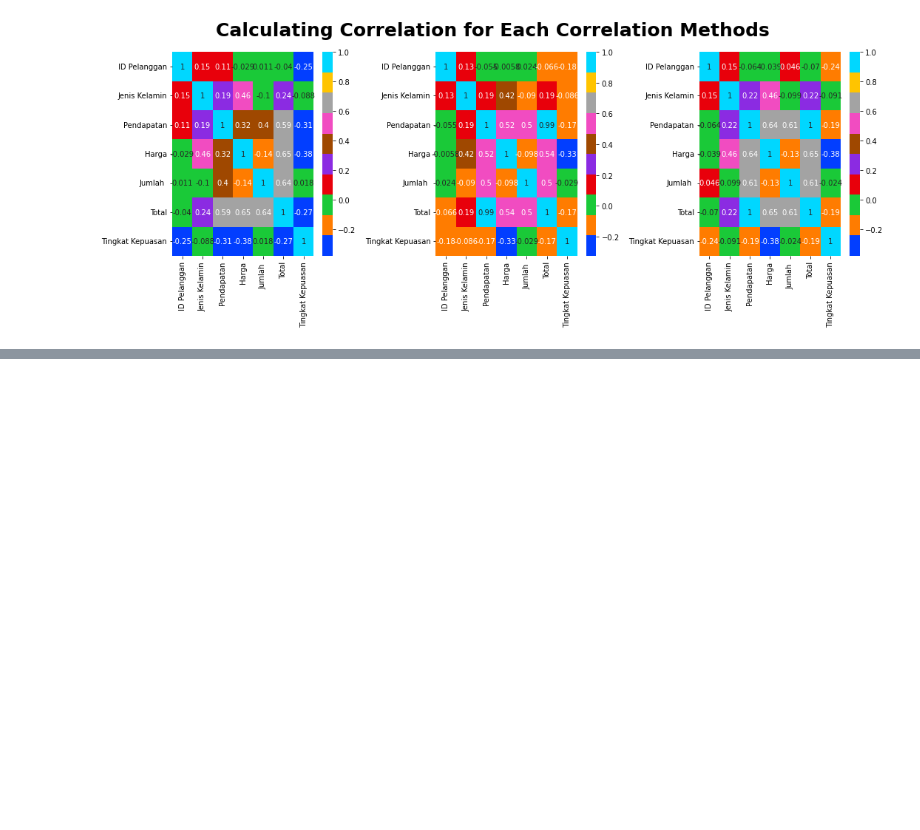
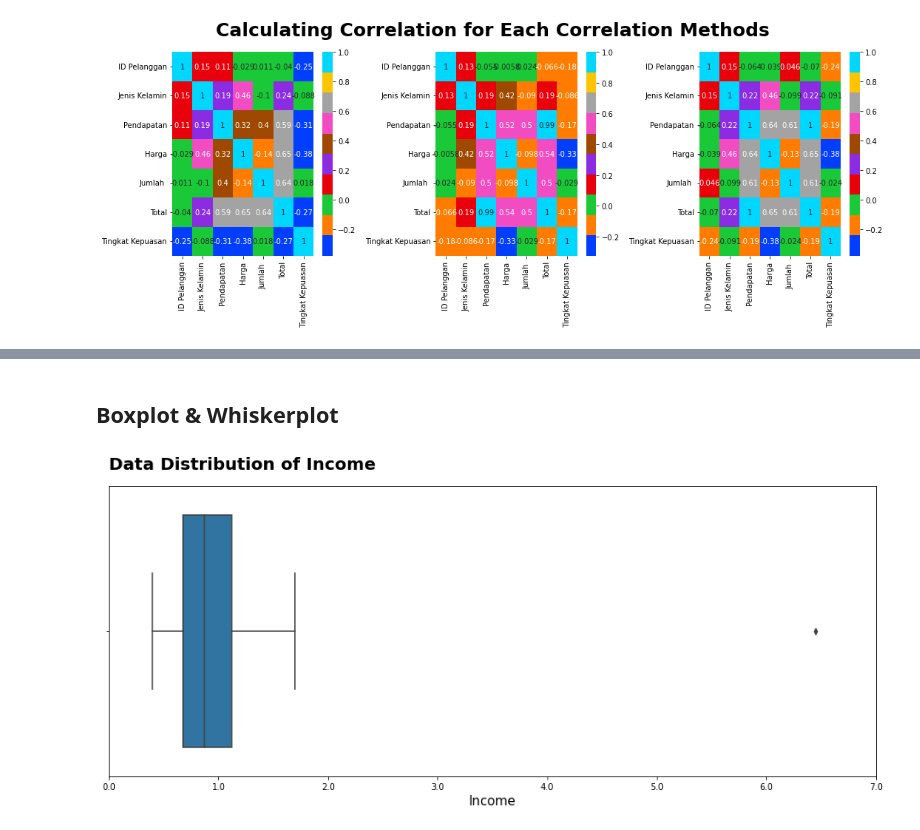
Before and after one commit to UsepSyaikalArifin/DQLab-Academy-Course-Online, a Jupyter notebook: Kelas Fundamental 2/Statistic Using Python for Data Science/Jupyter Notebook/main.ipynb, the cells around one changed output, grey strips where cells are left out. Saved outputs shown, nothing was run; the diff lists cells and outputs as text; code cells hidden in the pictures; blank space fills up the shorter version.

```diff
--- a/Kelas Fundamental 2/Statistic Using Python for Data Science/Jupyter Notebook/main.ipynb
+++ b/Kelas Fundamental 2/Statistic Using Python for Data Science/Jupyter Notebook/main.ipynb
@@ -457,0 +499,13 @@ plt.show()
+# %% [markdown]
+## Boxplot & Whiskerplot
+# %%
+fig, axs = plt.subplots(figsize=(13, 6))
+sns.boxplot(data=raw_data, x="Pendapatan", ax=axs)
+axs.set_title("Data Distribution of Income", fontsize=20, fontweight="bold", loc="left", pad=20)
+axs.set_xticks(axs.get_xticks())
+axs.set_xticklabels(axs.get_xticks()/1000000)
+axs.set_xlabel("Income", fontsize=15)
+plt.tight_layout()
+plt.show()
+# %% [output]
+[figure, added]
```
Also changed, not shown: parts of 11 cells of this notebook.
